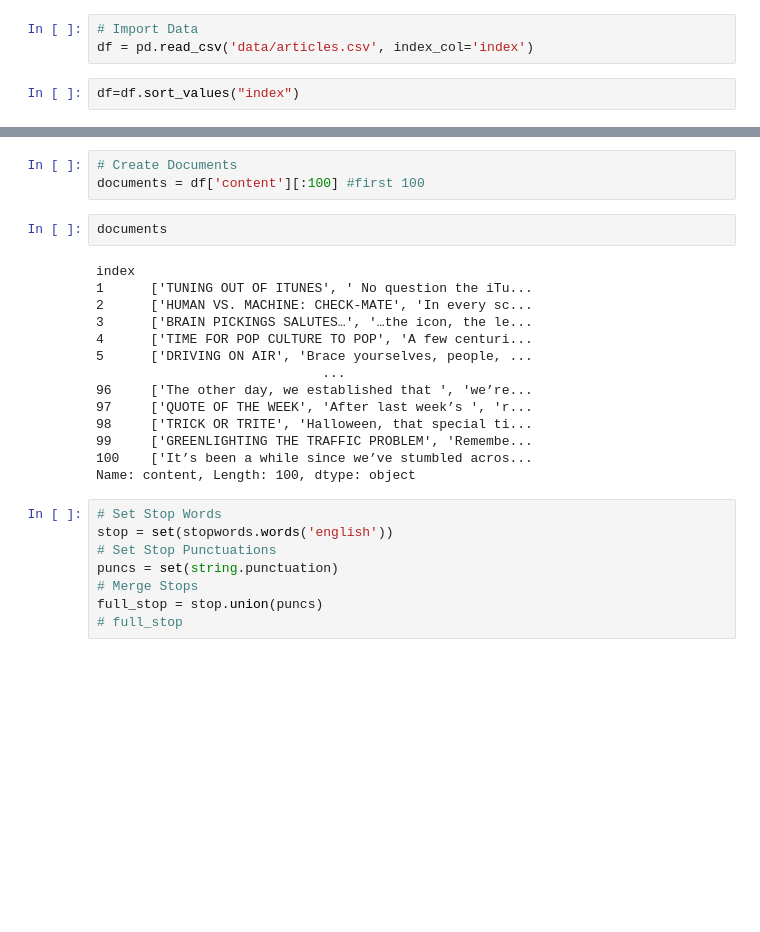
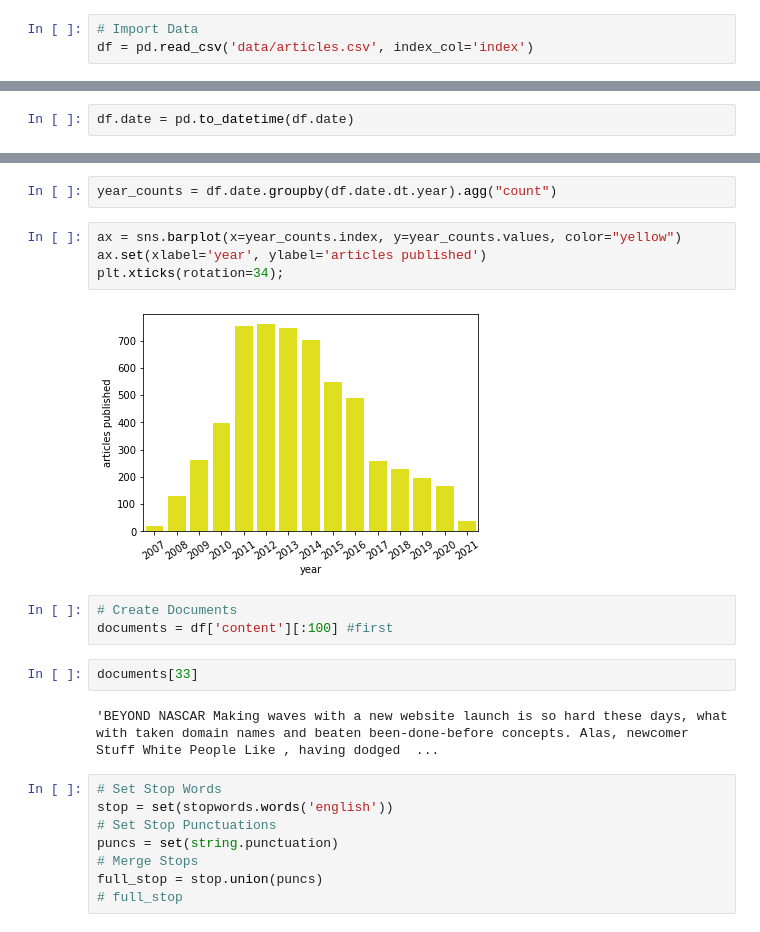
Before and after one commit to konstanzer/brainpickings-nlp, a Jupyter notebook: nlp.ipynb, the cells around one changed output, grey strips where cells are left out. Drawn from its saved outputs; the diff is of its cells as text; blank space fills up the shorter version.

```diff
--- a/nlp.ipynb
+++ b/nlp.ipynb
@@ -40,5 +43,3 @@ from nltk.corpus import stopwords
 # %%
 # Import Data
 df = pd.read_csv('data/articles.csv', index_col='index')
-# %%
-df=df.sort_values("index")
@@ -65,0 +46,2 @@ df.head(50)
+# %%
+df.date = pd.to_datetime(df.date)
@@ -66,22 +90,18 @@ df.head(50)
+# %%
+year_counts = df.date.groupby(df.date.dt.year).agg("count")
+# %%
+ax = sns.barplot(x=year_counts.index, y=year_counts.values, color="yellow")
+ax.set(xlabel='year', ylabel='articles published')
+plt.xticks(rotation=34);
+# %% [output]
+[figure, added]
 # %%
 # Create Documents
-documents = df['content'][:100] #first 100
+documents = df['content'][:100] #first
 # %%
-documents
+documents[33]
 # %% [output]
-index
-1      ['TUNING OUT OF ITUNES', ' No question the iTu...
-2      ['HUMAN VS. MACHINE: CHECK-MATE', 'In every sc...
-3      ['BRAIN PICKINGS SALUTES…', '…the icon, the le...
-4      ['TIME FOR POP CULTURE TO POP', 'A few centuri...
-5      ['DRIVING ON AIR', 'Brace yourselves, people, ...
-                             ...
-96     ['The other day, we established that ', 'we’re...
-97     ['QUOTE OF THE WEEK', 'After last week’s ', 'r...
-98     ['TRICK OR TRITE', 'Halloween, that special ti...
-99     ['GREENLIGHTING THE TRAFFIC PROBLEM', 'Remembe...
-100    ['It’s been a while since we’ve stumbled acros...
-Name: content, Length: 100, dtype: object
+'BEYOND NASCAR Making waves with a new website launch is so hard these days, what with taken domain names and beaten been-done-before concepts. Alas, newcomer  Stuff White People Like , having dodged  ...
 # %%
 # Set Stop Words
 stop = set(stopwords.words('english'))
```
Also changed, not shown: parts of 7 cells of this notebook, 3 other files.
